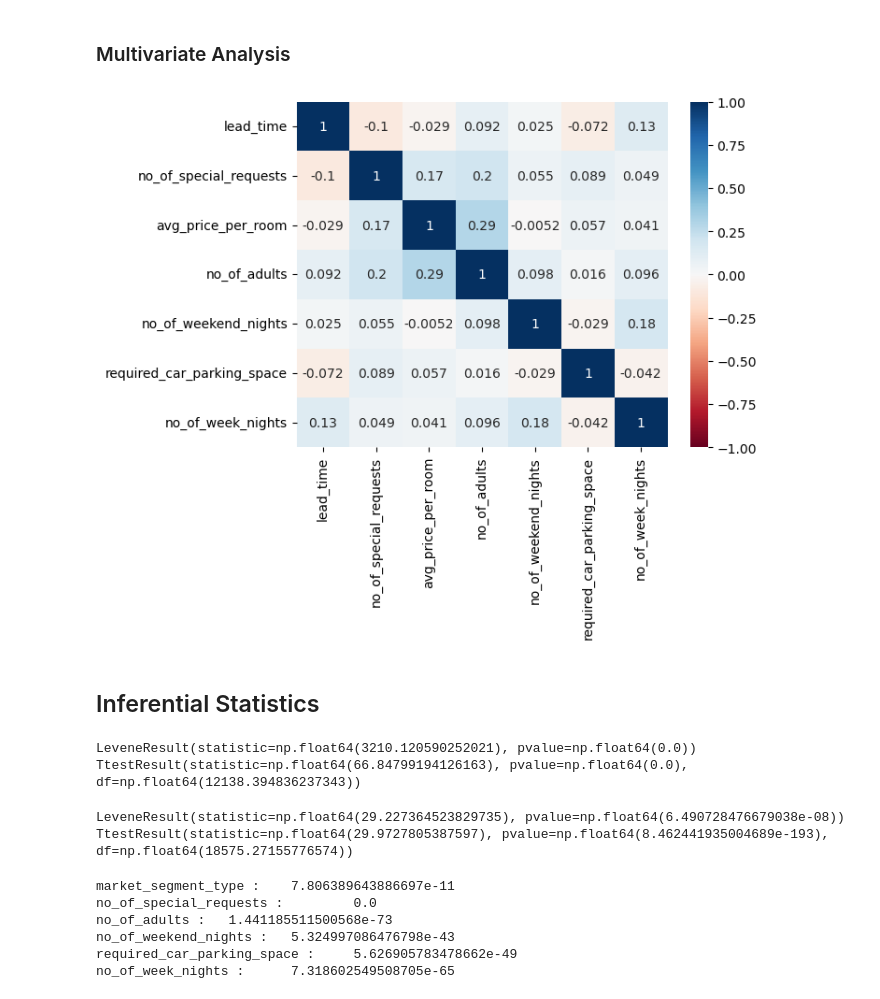
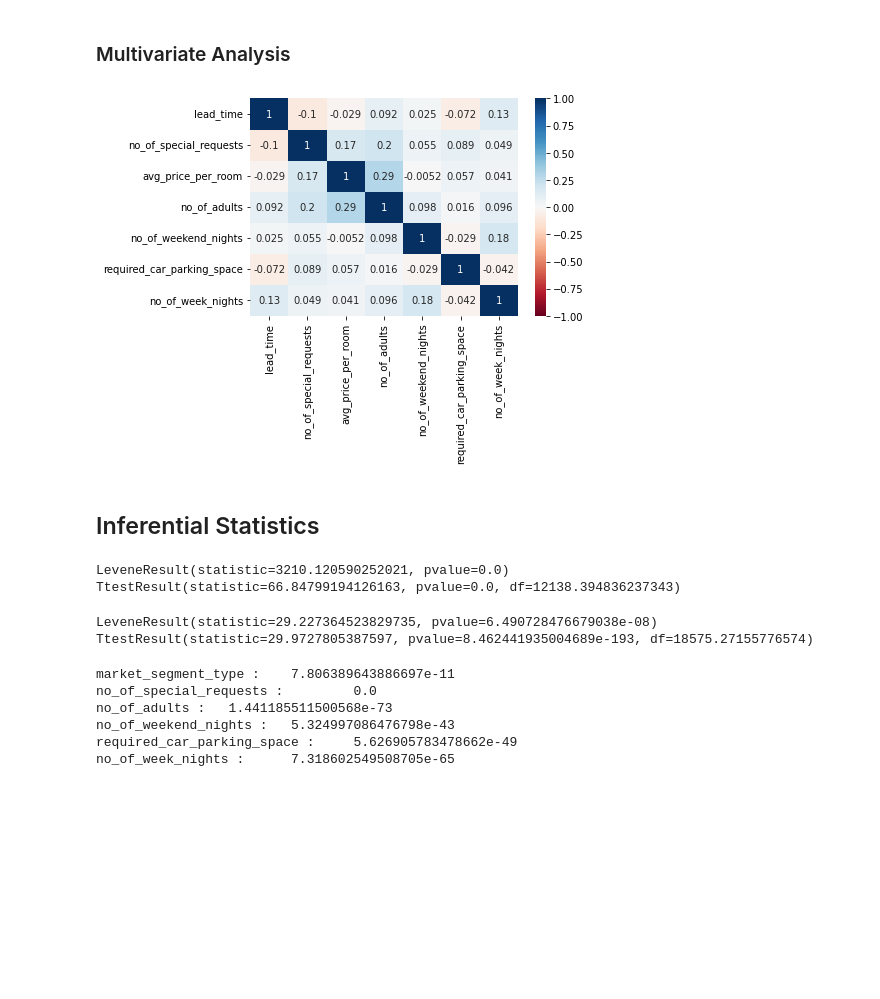
Before and after one commit to DhruvKumar-tech/Hotel-Cancellation-Case-Study, a Jupyter notebook: Hotel Cancellation Case Study JUN 25.ipynb, the cells around one changed output. Saved outputs shown, nothing was run; the diff lists cells and outputs as text; code cells hidden in the pictures; blank space fills up the shorter version.

```diff
--- a/Hotel Cancellation Case Study JUN 25.ipynb
+++ b/Hotel Cancellation Case Study JUN 25.ipynb
@@ -36,8 +36,8 @@ warnings.filterwarnings('ignore')
 # %% [markdown]
 ### Load the Past Data and New Data
 # %%
-past_data = pd.read_csv(r'D:\python.workspace\Data\Hotel-Cancellation-Case-Study-Data\INNHotelsGroup_pastdata.csv')
-new_data  = pd.read_csv(r'D:\python.workspace\Data\Hotel-Cancellation-Case-Study-Data\INNHotelsGroup_newdata.csv')
+past_data = pd.read_csv(r'D:\#Great Learning\MY\Datasets\Hotel Cancellation Data\INNHotelsGroup_pastdata.csv')
+new_data  = pd.read_csv(r"D:\#Great Learning\MY\Datasets\Hotel Cancellation Data\INNHotelsGroup_newdata.csv")
 # %%
 # Lets check their shape
 past_data.shape
@@ -252,10 +239,10 @@ for i in cat_cols:
 # %% [markdown]
 ### Multivariate Analysis
 # %%
-sns.heatmap(past_data.corr(numeric_only=True),annot=True,cmap='RdBu',vmin=-1)
+sns.heatmap(past_data.corr(),annot=True,cmap='RdBu',vmin=-1)
 plt.show()
 # %% [output]
-[figure, old version]
+[figure, new version]
 # %% [markdown]
 ## Inferential Statistics
 # %%
@@ -284,8 +271,8 @@ print(stats.levene(samp1,samp2))  #p_value less than 0.05
 print(stats.ttest_ind(samp1,samp2,equal_var=False))
 # Since p_value is <0.05 we reject Ho:
 # %% [output]
-LeveneResult(statistic=np.float64(3210.120590252021), pvalue=np.float64(0.0))
-TtestResult(statistic=np.float64(66.84799194126163), pvalue=np.float64(0.0), df=np.float64(12138.394836237343))
+LeveneResult(statistic=3210.120590252021, pvalue=0.0)
+TtestResult(statistic=66.84799194126163, pvalue=0.0, df=12138.394836237343)
 # %%
 # Avg_room_price VS booking_status
 
@@ -310,8 +297,8 @@ print(stats.levene(samp1,samp2))  #p_value less than 0.05
 print(stats.ttest_ind(samp1,samp2,equal_var=False))
 # Since p_value is <0.05 we reject Ho:
 # %% [output]
-LeveneResult(statistic=np.float64(29.227364523829735), pvalue=np.float64(6.490728476679038e-08))
-TtestResult(statistic=np.float64(29.9727805387597), pvalue=np.float64(8.462441935004689e-193), df=np.float64(18575.27155776574))
+LeveneResult(statistic=29.227364523829735, pvalue=6.490728476679038e-08)
+TtestResult(statistic=29.9727805387597, pvalue=8.462441935004689e-193, df=18575.27155776574)
 # %%
 # All cat columns VS booking status
 
```
Also changed, not shown: parts of 124 cells of this notebook, 3 other files.
